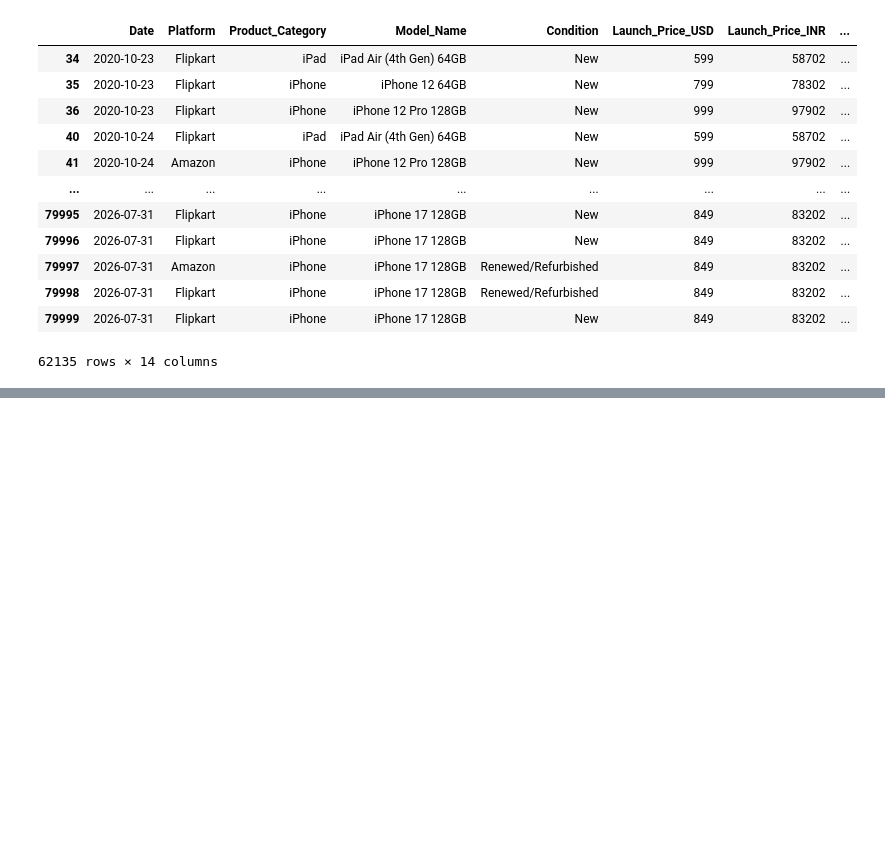
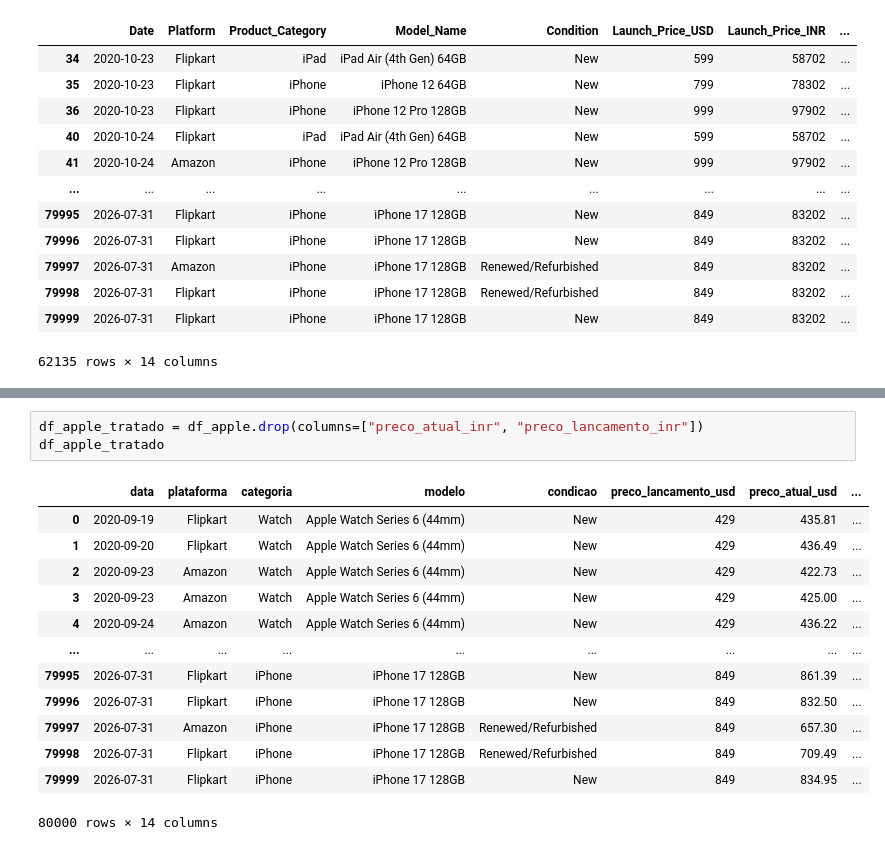
Before and after one commit to thiagosouzalink/jornada-dados-trilha-pandas, a Jupyter notebook: notebooks/apple_eda.ipynb, the cells around one changed output, grey strips where cells are left out. Saved outputs shown, nothing was run; the diff lists cells and outputs as text; blank space fills up the shorter version.

```diff
--- a/notebooks/apple_eda.ipynb
+++ b/notebooks/apple_eda.ipynb
@@ -358,0 +465,17 @@ df_apple[
+# %%
+df_apple_tratado = df_apple.drop(columns=["preco_atual_inr", "preco_lancamento_inr"])
+df_apple_tratado
+# %% [output]
+|  | data | plataforma | categoria | modelo | condicao | preco_lancamento_usd | preco_atual_usd | ... |
+| 0 | 2020-09-19 | Flipkart | Watch | Apple Watch Series 6 (44mm) | New | 429 | 435.81 | ... |
+| 1 | 2020-09-20 | Flipkart | Watch | Apple Watch Series 6 (44mm) | New | 429 | 436.49 | ... |
+| 2 | 2020-09-23 | Amazon | Watch | Apple Watch Series 6 (44mm) | New | 429 | 422.73 | ... |
+| 3 | 2020-09-23 | Amazon | Watch | Apple Watch Series 6 (44mm) | New | 429 | 425.00 | ... |
+| 4 | 2020-09-24 | Amazon | Watch | Apple Watch Series 6 (44mm) | New | 429 | 436.22 | ... |
+| ... | ... | ... | ... | ... | ... | ... | ... | ... |
+| 79995 | 2026-07-31 | Flipkart | iPhone | iPhone 17 128GB | New | 849 | 861.39 | ... |
+| 79996 | 2026-07-31 | Flipkart | iPhone | iPhone 17 128GB | New | 849 | 832.50 | ... |
+| 79997 | 2026-07-31 | Amazon | iPhone | iPhone 17 128GB | Renewed/Refurbished | 849 | 657.30 | ... |
+| 79998 | 2026-07-31 | Flipkart | iPhone | iPhone 17 128GB | Renewed/Refurbished | 849 | 709.49 | ... |
+| 79999 | 2026-07-31 | Flipkart | iPhone | iPhone 17 128GB | New | 849 | 834.95 | ... |
+80000 rows × 14 columns
```
Also changed, not shown: parts of 7 cells of this notebook.
